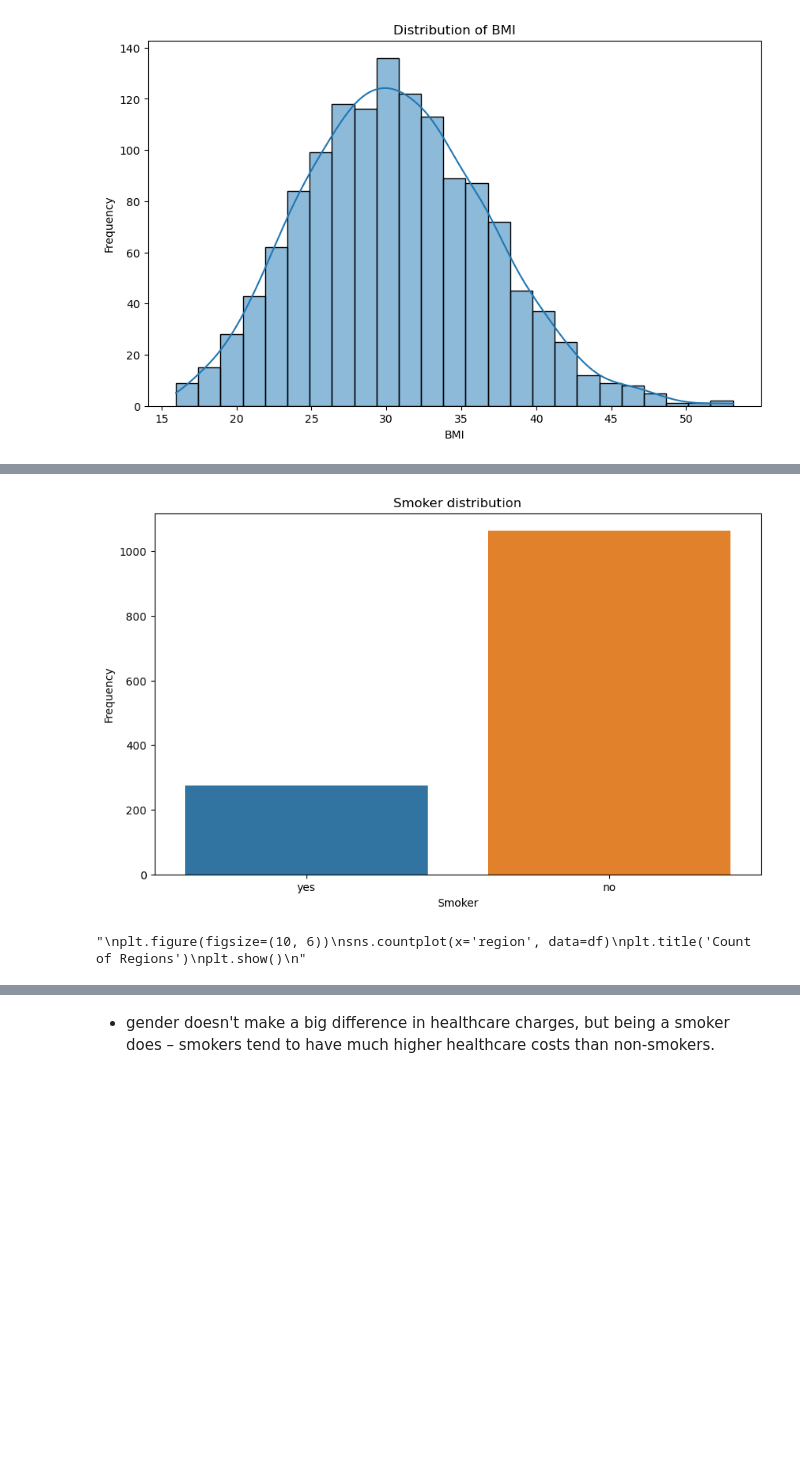
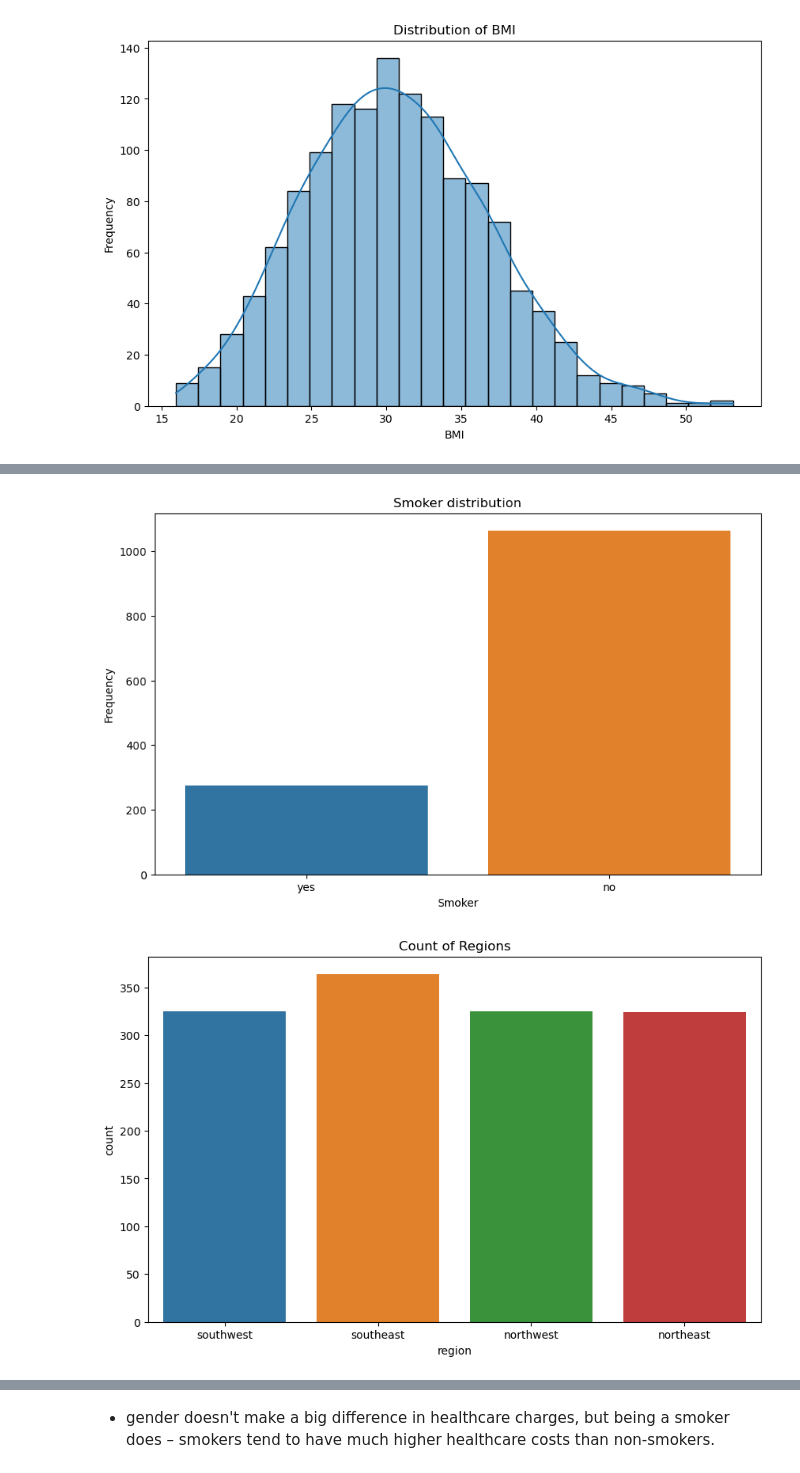
Before and after one commit to Pritidisha/Healthcare, a Jupyter notebook: healthcare.ipynb, the cells around one changed output, grey strips where cells are left out. Saved outputs shown, nothing was run; the diff lists cells and outputs as text; code cells hidden in the pictures; blank space fills up the shorter version.

```diff
--- a/healthcare.ipynb
+++ b/healthcare.ipynb
@@ -75,28 +75,27 @@ plt.show()
 # %%
 # Count plot for categorical features
 plt.figure(figsize=(10, 6))
 sns.countplot(x='sex', data=df)
 plt.title('Gender distribution')
 plt.xlabel("Sex")
 plt.ylabel("Frequency")
 plt.show()
 
 plt.figure(figsize=(10, 6))
 sns.countplot(x='smoker', data=df)
 plt.title('Smoker distribution')
 plt.xlabel("Smoker")
 plt.ylabel("Frequency")
 plt.show()
-"""
+
 plt.figure(figsize=(10, 6))
 sns.countplot(x='region', data=df)
 plt.title('Count of Regions')
 plt.show()
-"""
 # %% [output]
 [figure]
 [figure]
-"\nplt.figure(figsize=(10, 6))\nsns.countplot(x='region', data=df)\nplt.title('Count of Regions')\nplt.show()\n"
+[figure, added]
 # %%
 # Box plots to analyze relationships between categorical features and charges
 plt.figure(figsize=(10, 6))
```
Also changed, not shown: parts of 12 cells of this notebook.
